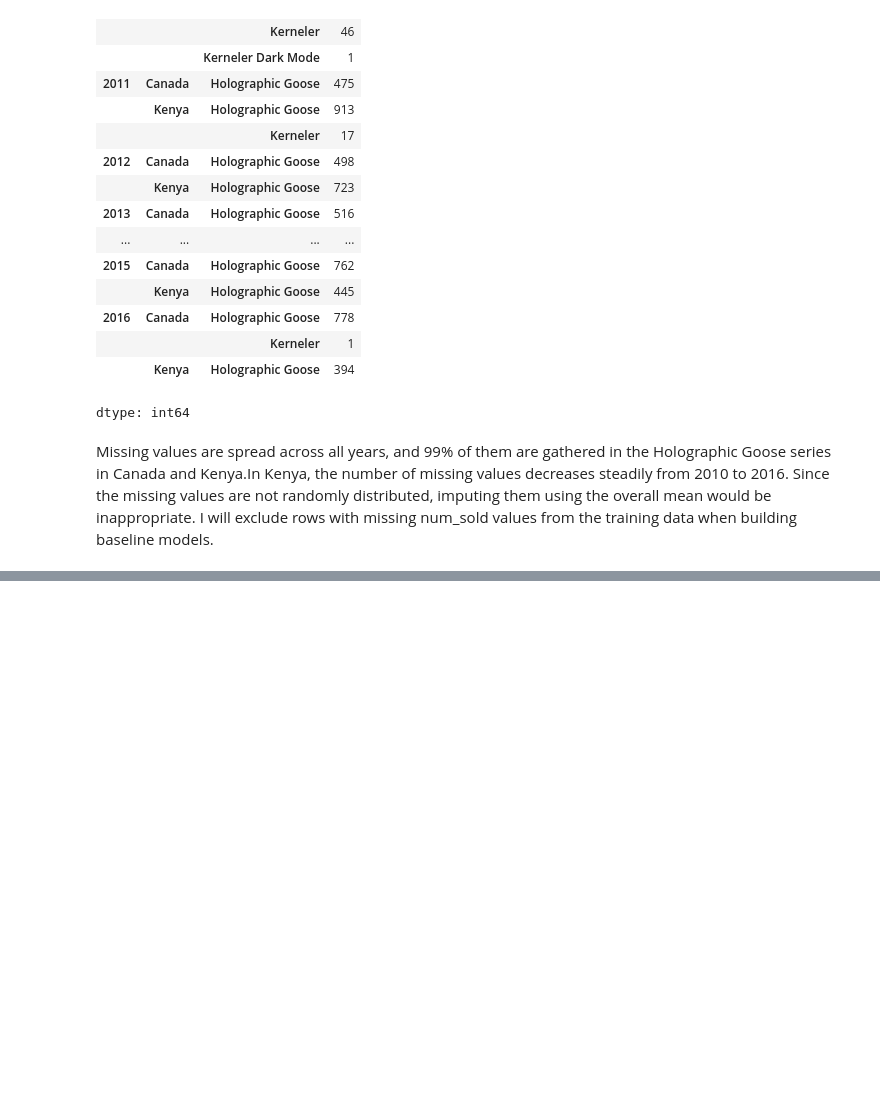
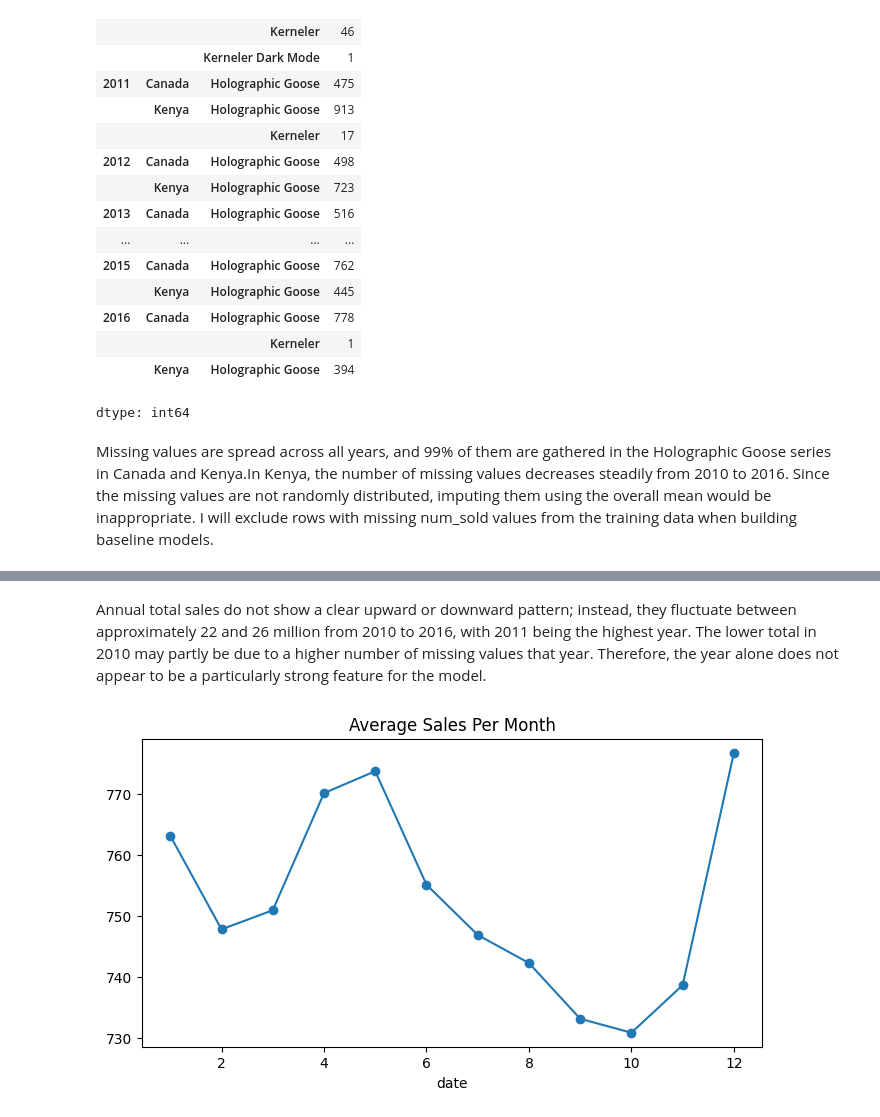
Before and after one commit to ceng313-2026/GROUP53_CENG313, a Jupyter notebook: assignment1_eda_baseline.ipynb, the cells around one changed output, grey strips where cells are left out. Cells and saved outputs as stored; diff of their text form; code cells hidden in the pictures; blank space fills up the shorter version.

```diff
--- a/assignment1_eda_baseline.ipynb
+++ b/assignment1_eda_baseline.ipynb
@@ -174,0 +182,9 @@ Missing values are spread across all years, and 99% of them are gathered in the
+# %% [markdown]
+Annual total sales do not show a clear upward or downward pattern; instead, they fluctuate between approximately 22 and 26 million from 2010 to 2016, with 2011 being the highest year. The lower total in 2010 may partly be due to a higher number of missing values that year. Therefore, the year alone does not appear to be a particularly strong feature for the model.
+# %%
+# Average Sales Per Month
+train.groupby(train['date'].dt.month)['num_sold'].mean().plot(kind='line', marker='o', figsize=(8, 4))
+plt.title('Average Sales Per Month')
+plt.show()
+# %% [output]
+[figure, added]
```
Also changed, not shown: parts of 4 cells of this notebook.
